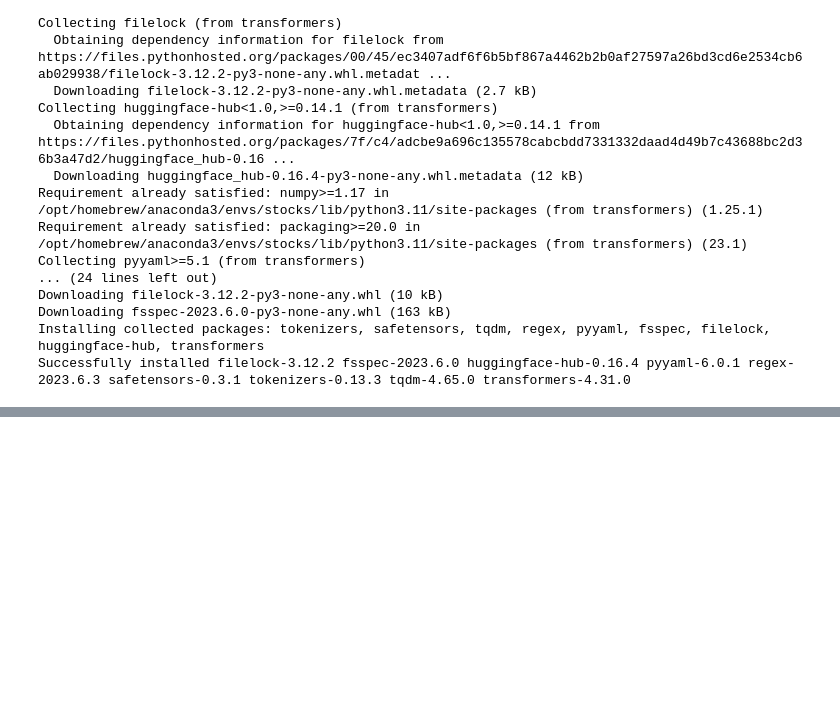
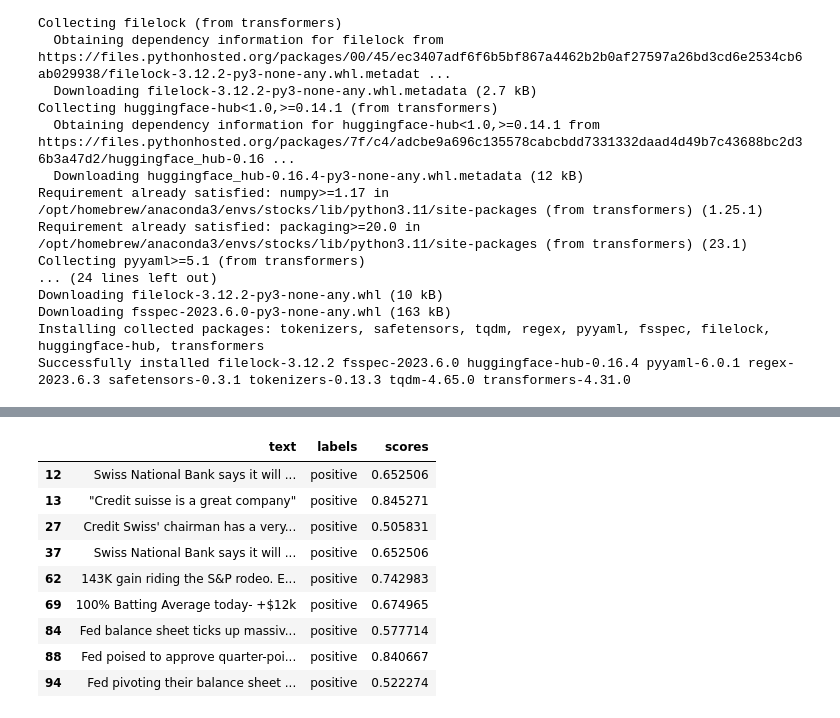
Before and after one commit to Christopher-jason/cjs-dissertation, a Jupyter notebook: Stocks/stocks_screener.ipynb, the cells around one changed output, grey strips where cells are left out. Saved outputs shown, nothing was run; the diff lists cells and outputs as text; code cells hidden in the pictures; blank space fills up the shorter version.

```diff
--- a/Stocks/stocks_screener.ipynb
+++ b/Stocks/stocks_screener.ipynb
@@ -302,3 +113,7 @@ with open('hot.txt', 'r') as file:
 print(date_data_dict)
 # %% [output]
 {'2023-03-16': ['What Are Your Moves Tomorrow, March 16, 2023', 'Most Anticipated Earnings Releases for the week beginning March 13th, 2023', 'Eggon says “GME go up” after earnings. ⬆️', 'Goldman Sach ...
+# %%
+#copy the list of the first key into a list
+hot_1= date_data_dict['2023-03-16']
+print(hot_1)
@@ -507,0 +342,4 @@ model = AutoModelForSequenceClassification.from_pretrained("ProsusAI/finbert")
+# %%
+#pass hot_1 into the transformers
+result = pipe(hot_1)
+print(result)
@@ -507,0 +348,14 @@ model = AutoModelForSequenceClassification.from_pretrained("ProsusAI/finbert")
+# %%
+#break the results into lables and scores
+labels = []
+scores = []
+for i in result:
+    labels.append(i['label'])
+    scores.append(i['score'])
+
+print(labels)
+print(scores)
+
+#convert the labels and scores into a dataframe
+finbert = pd.DataFrame(list(zip(hot_1,labels, scores)), columns =['text','labels', 'scores'])
+finbert.head()
@@ -507,0 +371,14 @@ model = AutoModelForSequenceClassification.from_pretrained("ProsusAI/finbert")
+# %%
+#find and labels with positive
+finbert[finbert['labels'] == 'positive']
+# %% [output]
+|  | text | labels | scores |
+| 12 | Swiss National Bank says it will ... | positive | 0.652506 |
+| 13 | "Credit suisse is a great company" | positive | 0.845271 |
+| 27 | Credit Swiss' chairman has a very... | positive | 0.505831 |
+| 37 | Swiss National Bank says it will ... | positive | 0.652506 |
+| 62 | 143K gain riding the S&P rodeo. E... | positive | 0.742983 |
+| 69 | 100% Batting Average today- +$12k | positive | 0.674965 |
+| 84 | Fed balance sheet ticks up massiv... | positive | 0.577714 |
+| 88 | Fed poised to approve quarter-poi... | positive | 0.840667 |
+| 94 | Fed pivoting their balance sheet ... | positive | 0.522274 |
```
Also changed, not shown: parts of 34 cells of this notebook.
